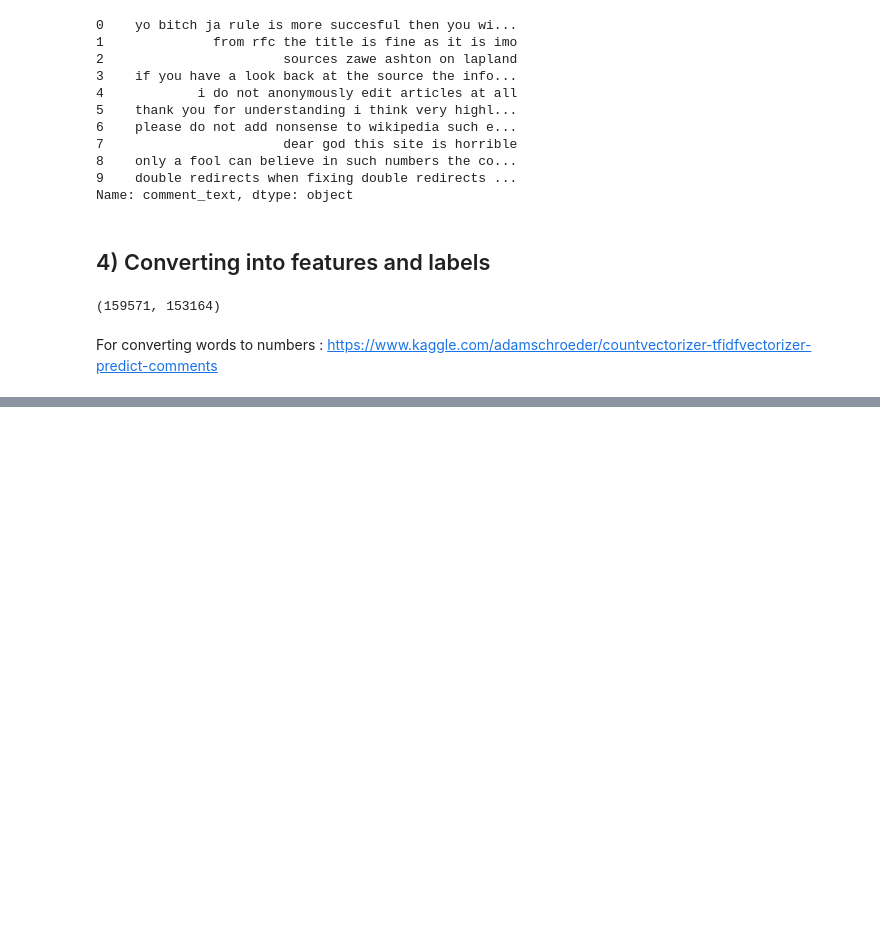
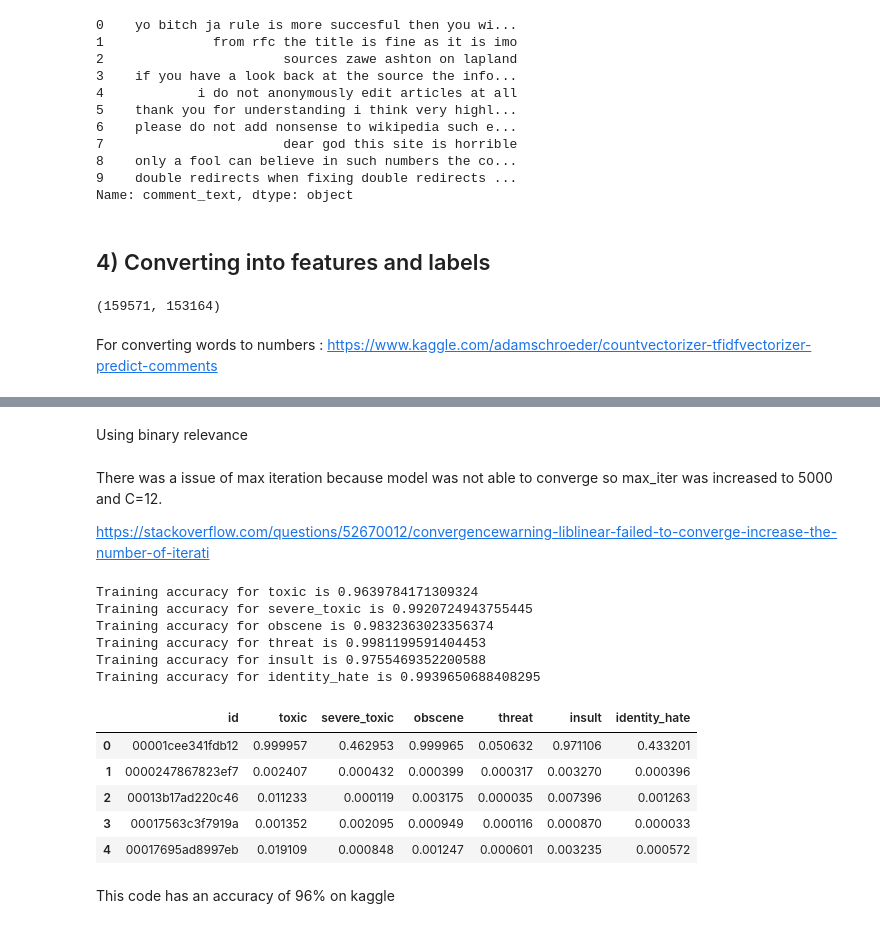
Before and after one commit to akash1309/Toxic-Comment-Classification, a Jupyter notebook: Comments_Classifier.ipynb, the cells around one changed output, grey strips where cells are left out. Cells and saved outputs as stored; diff of their text form; code cells hidden in the pictures; blank space fills up the shorter version.

```diff
--- a/Comments_Classifier.ipynb
+++ b/Comments_Classifier.ipynb
@@ -204,7 +204,7 @@ For converting words to numbers : https://www.kaggle.com/adamschroeder/countvect
 from sklearn.feature_extraction.text import CountVectorizer
 from sklearn.feature_extraction.text import TfidfVectorizer
 # %%
-tfd = TfidfVectorizer(stop_words='english')
+tfd = TfidfVectorizer(stop_words='english',max_features=5000)
 tfd
 # %% [output]
 TfidfVectorizer(analyzer='word', binary=False, decode_error='strict',
@@ -232,0 +241,39 @@ X_test_data
+# %% [markdown]
+Using binary relevance
+# %%
+from sklearn.linear_model import LogisticRegression
+from sklearn.metrics import accuracy_score
+
+lr = LogisticRegression(C=12,max_iter=500)
+
+submission_bin = pd.read_csv('drive/My Drive/Pytorch_DataSet/Toxic Comment Classification/sample_submission.csv')
+# %% [markdown]
+There was a issue of max iteration because model was not able to converge so max_iter was increased to 5000 and C=12.
+
+https://stackoverflow.com/questions/52670012/convergencewarning-liblinear-failed-to-converge-increase-the-number-of-iterati
+# %%
+for label in cols:
+
+  y_train = df_train[label]
+  lr.fit(X_data,y_train)
+  y_pred = lr.predict(X_data)
+  print(f'Training accuracy for {label} is {accuracy_score(y_train, y_pred)}')
+
+  test_proba = lr.predict_proba(X_test_data)[:,1]
+  submission_bin[label] = test_proba
+# %% [output]
+Training accuracy for toxic is 0.9639784171309324
+Training accuracy for severe_toxic is 0.9920724943755445
+Training accuracy for obscene is 0.9832363023356374
+Training accuracy for threat is 0.9981199591404453
+Training accuracy for insult is 0.9755469352200588
+Training accuracy for identity_hate is 0.9939650688408295
+# %%
+submission_bin.head()
+# %% [output]
+|  | id | toxic | severe_toxic | obscene | threat | insult | identity_hate |
+| 0 | 00001cee341fdb12 | 0.999957 | 0.462953 | 0.999965 | 0.050632 | 0.971106 | 0.433201 |
+| 1 | 0000247867823ef7 | 0.002407 | 0.000432 | 0.000399 | 0.000317 | 0.003270 | 0.000396 |
+| 2 | 00013b17ad220c46 | 0.011233 | 0.000119 | 0.003175 | 0.000035 | 0.007396 | 0.001263 |
+| 3 | 00017563c3f7919a | 0.001352 | 0.002095 | 0.000949 | 0.000116 | 0.000870 | 0.000033 |
+| 4 | 00017695ad8997eb | 0.019109 | 0.000848 | 0.001247 | 0.000601 | 0.003235 | 0.000572 |
@@ -232,0 +282,2 @@ X_test_data
+# %% [markdown]
+This code has an accuracy of 96% on kaggle
```
Also changed, not shown: parts of 7 cells of this notebook.
